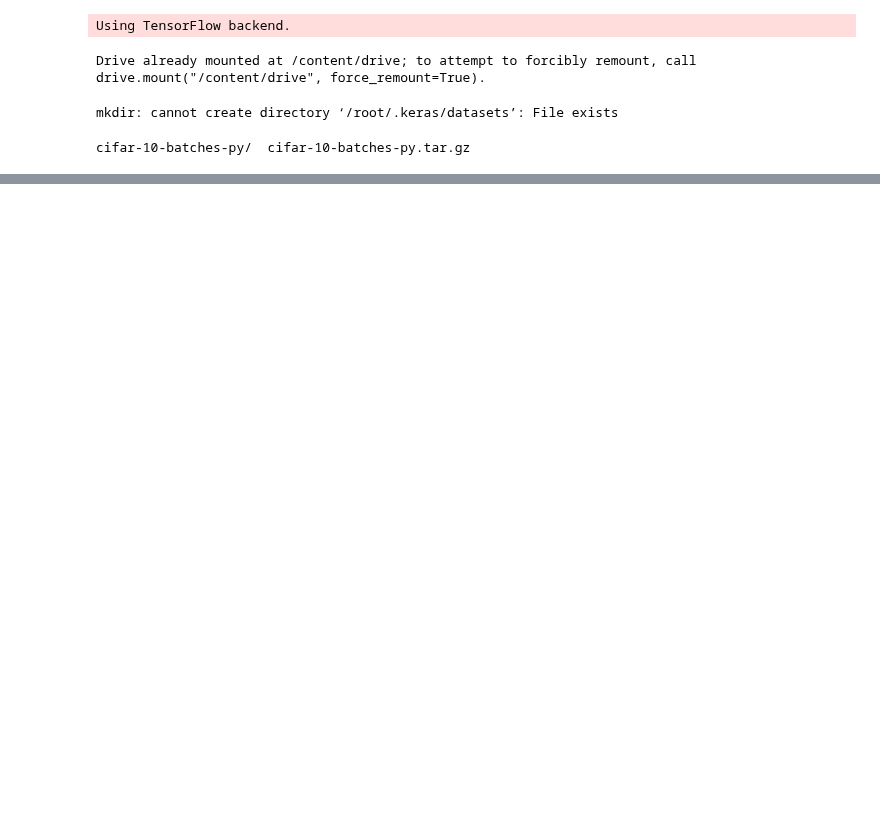
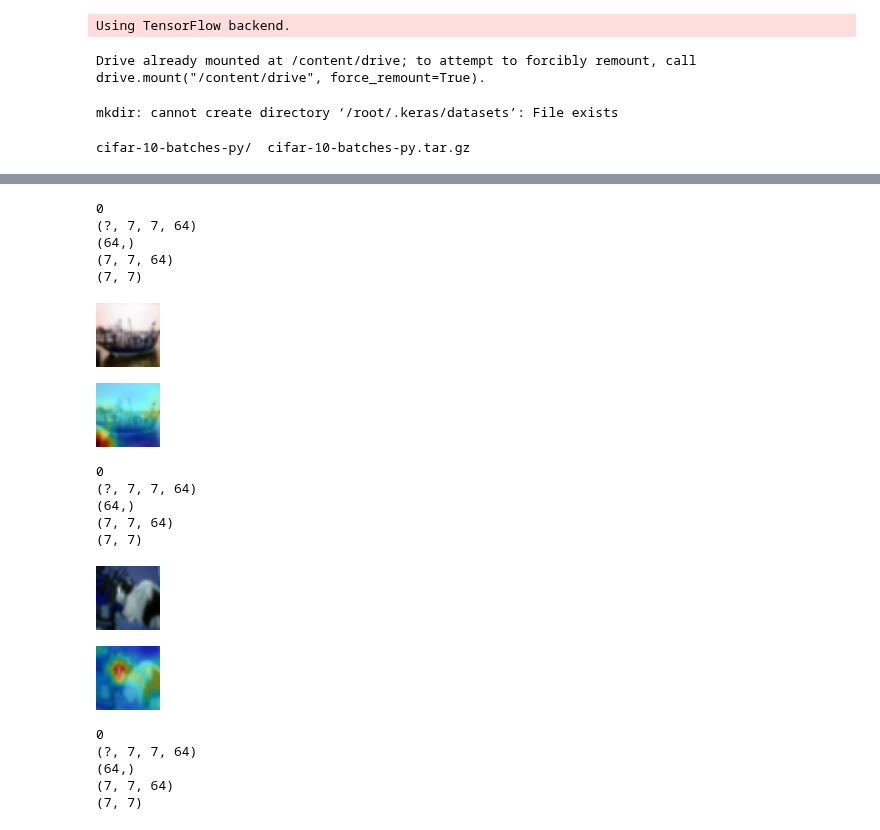
Before and after one commit to jai00271/CNN, a Jupyter notebook: 9. Data Augmentation/Assignment9_gradCAM.ipynb, the cells around one changed output, grey strips where cells are left out. Cells and saved outputs as stored; diff of their text form; code cells hidden in the pictures; blank space fills up the shorter version.

```diff
--- a/9. Data Augmentation/Assignment9_gradCAM.ipynb
+++ b/9. Data Augmentation/Assignment9_gradCAM.ipynb
@@ -70,8 +68,2 @@ W0702 16:00:20.248919 139915123423104 deprecation.py:323] From /usr/local/lib/py
 Instructions for updating:
 Use tf.where in 2.0, which has the same broadcast rule as np.where
-# %%
-preds = model.predict(x)
-class_idx = np.argmax(preds[0])
-print(class_idx)
-class_output = model.output[:, class_idx]
-last_conv_layer = model.get_layer("conv2d_11")
@@ -103,8 +69,0 @@ heatmap /= np.max(heatmap)
-# %%
-heatmap = cv2.resize(heatmap, (32, 32))
-heatmap = np.uint8(255 * heatmap)
-heatmap = cv2.applyColorMap(heatmap, cv2.COLORMAP_JET)
-superimposed_img = cv2.addWeighted(img, 0.5, heatmap, 0.5, 0)
-from google.colab.patches import cv2_imshow
-cv2_imshow(img)
-cv2_imshow(superimposed_img)
@@ -113,0 +70,66 @@ cv2_imshow(superimposed_img)
+# %%
+images = []
+images.append(test_features[18])
+images.append(test_features[78])
+images.append(test_features[98])
+images.append(test_features[2238])
+# %%
+# plane = io.imread("https://akm-img-a-in.tosshub.com/indiatoday/images/story/201903/boeing_737_grounded_1_0.jpeg?VF5mXI2.1l69UuNVL6e_lXRv9HludsBV")
+for index in range(len(images)):
+  img = images[index]
+  img = cv2.resize(img, dsize=(32, 32), interpolation=cv2.INTER_CUBIC)
+  x = image.img_to_array(img)
+  x = np.expand_dims(x, axis=0)
+  preds = model.predict(x)
+  class_idx = np.argmax(preds[0])
+  print(class_idx)
+  class_output = model.output[:, class_idx]
+  last_conv_layer = model.get_layer("conv8")
+
+  import keras.backend as K
+  grads = K.gradients(class_output, last_conv_layer.output)[0]
+  print(grads.shape)
+  pooled_grads = K.mean(grads, axis=(0, 1, 2))
+  print(pooled_grads.shape)
+  iterate = K.function([model.input], [pooled_grads, last_conv_layer.output[0]])
+
+  pooled_grads_value, conv_layer_output_value = iterate([x])
+
+  for i in range(9):
+    conv_layer_output_value[:, :, i] *= pooled_grads_value[i]
+
+  heatmap = np.mean(conv_layer_output_value, axis = -1)
+  print(conv_layer_output_value.shape)
+  print(heatmap.shape)
+  heatmap = np.maximum(heatmap, 0)
+  heatmap /= np.max(heatmap)
+
+  heatmap = cv2.resize(heatmap, (img.shape[1], img.shape[0]))
+  heatmap = np.uint8(255 * heatmap)
+  heatmap = cv2.applyColorMap(heatmap, cv2.COLORMAP_JET)
+  superimposed_img = cv2.addWeighted(img, 0.5, heatmap, 0.5, 0)
+  from google.colab.patches import cv2_imshow
+  img = cv2.resize(img, (64, 64))
+  superimposed_img = cv2.resize(superimposed_img, (64, 64))
+  cv2_imshow(img)
+  cv2_imshow(superimposed_img)
+# %% [output]
+0
+(?, 7, 7, 64)
+(64,)
+(7, 7, 64)
+(7, 7)
+[figure, added]
+[figure, added]
+0
+(?, 7, 7, 64)
+(64,)
+(7, 7, 64)
+(7, 7)
+[figure, added]
+[figure, added]
+0
+(?, 7, 7, 64)
+(64,)
+(7, 7, 64)
+(7, 7)
```
Also changed, not shown: parts of 7 cells of this notebook.
